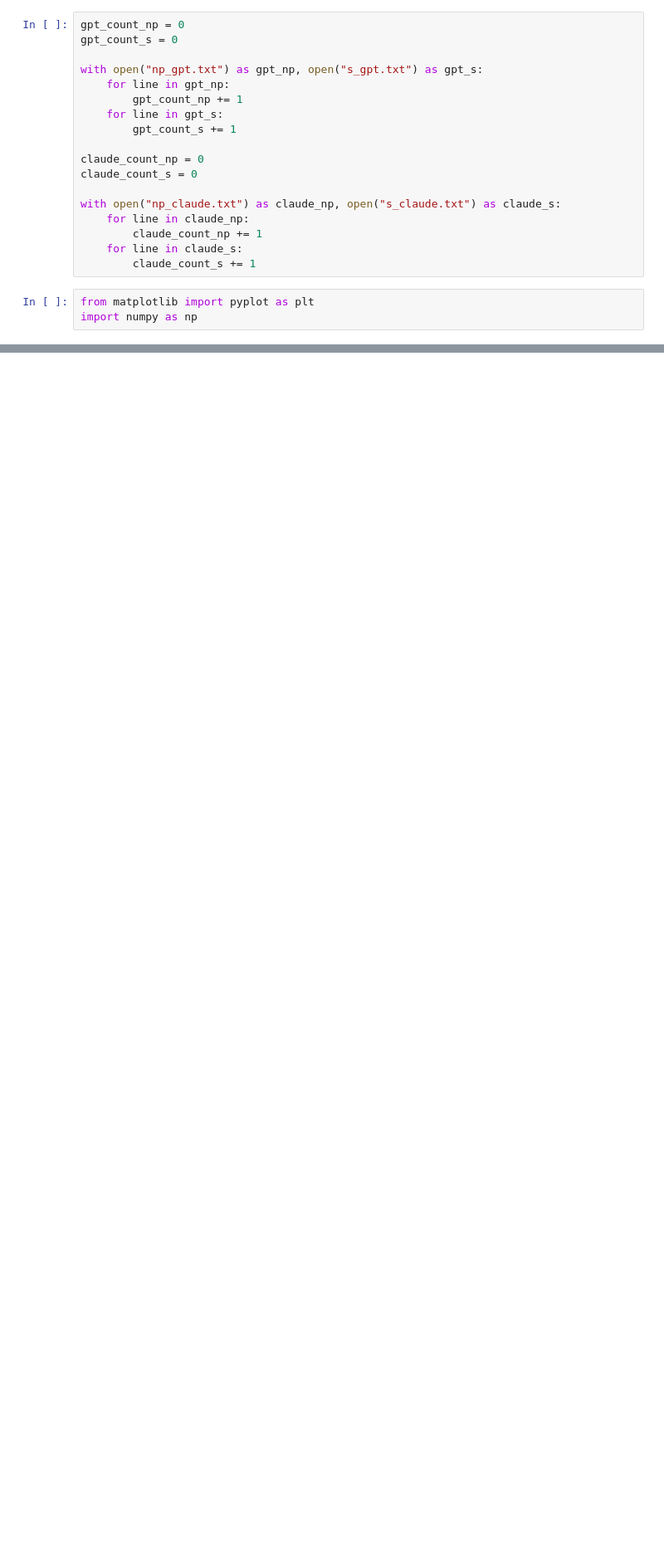
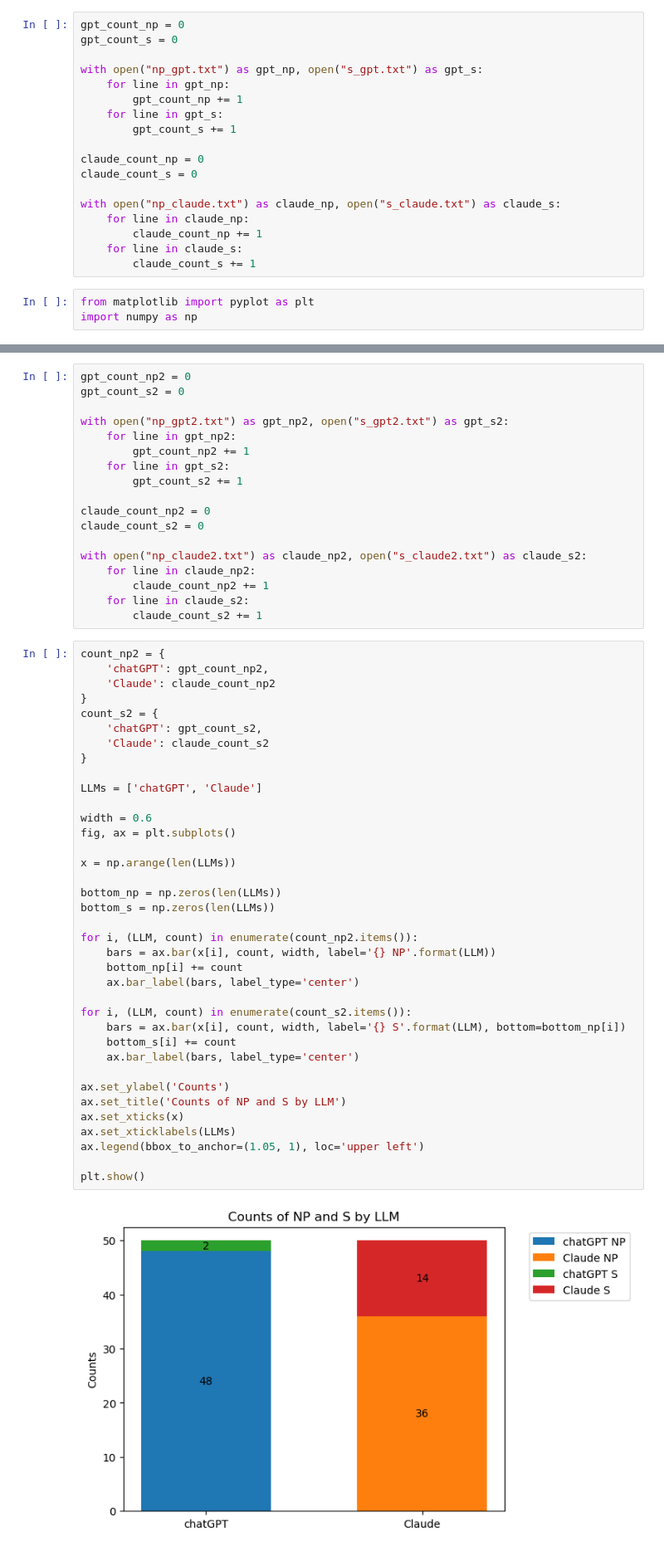
Before and after one commit to yulia-samoilovich/syntactic-ambiguity, a Jupyter notebook: Syntactic Ambiguity.ipynb, the cells around one changed output, grey strips where cells are left out. Shown at 83% size. Saved outputs shown, nothing was run; the diff lists cells and outputs as text; blank space fills up the shorter version.

```diff
--- a/Syntactic Ambiguity.ipynb
+++ b/Syntactic Ambiguity.ipynb
@@ -497,0 +613,57 @@ plt.show()
+# %%
+gpt_count_np2 = 0
+gpt_count_s2 = 0
+
+with open("np_gpt2.txt") as gpt_np2, open("s_gpt2.txt") as gpt_s2:
+    for line in gpt_np2:
+        gpt_count_np2 += 1
+    for line in gpt_s2:
+        gpt_count_s2 += 1
+
+claude_count_np2 = 0
+claude_count_s2 = 0
+
+with open("np_claude2.txt") as claude_np2, open("s_claude2.txt") as claude_s2:
+    for line in claude_np2:
+        claude_count_np2 += 1
+    for line in claude_s2:
+        claude_count_s2 += 1
+# %%
+count_np2 = {
+    'chatGPT': gpt_count_np2,
+    'Claude': claude_count_np2
+}
+count_s2 = {
+    'chatGPT': gpt_count_s2,
+    'Claude': claude_count_s2
+}
+
+LLMs = ['chatGPT', 'Claude']
+
+width = 0.6
+fig, ax = plt.subplots()
+
+x = np.arange(len(LLMs))
+
+bottom_np = np.zeros(len(LLMs))
+bottom_s = np.zeros(len(LLMs))
+
+for i, (LLM, count) in enumerate(count_np2.items()):
+    bars = ax.bar(x[i], count, width, label='{} NP'.format(LLM))
+    bottom_np[i] += count
+    ax.bar_label(bars, label_type='center')
+
+for i, (LLM, count) in enumerate(count_s2.items()):
+    bars = ax.bar(x[i], count, width, label='{} S'.format(LLM), bottom=bottom_np[i])
+    bottom_s[i] += count
+    ax.bar_label(bars, label_type='center')
+
+ax.set_ylabel('Counts')
+ax.set_title('Counts of NP and S by LLM')
+ax.set_xticks(x)
+ax.set_xticklabels(LLMs)
+ax.legend(bbox_to_anchor=(1.05, 1), loc='upper left')
+
+plt.show()
+# %% [output]
+[figure, added]
```
Also changed, not shown: parts of 32 cells of this notebook, 28 other files.
